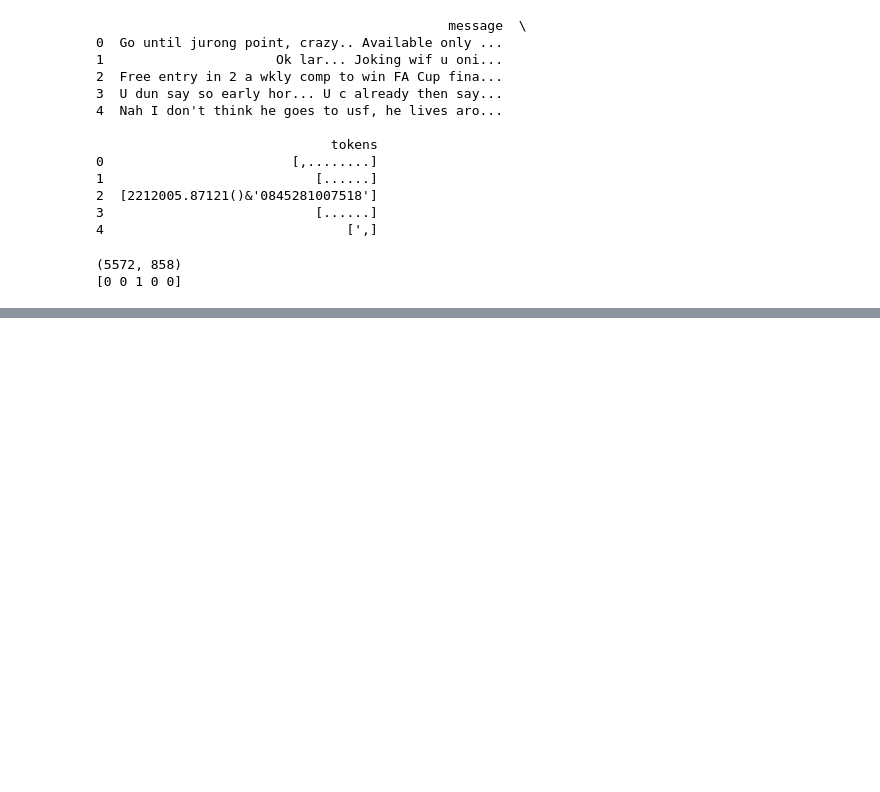
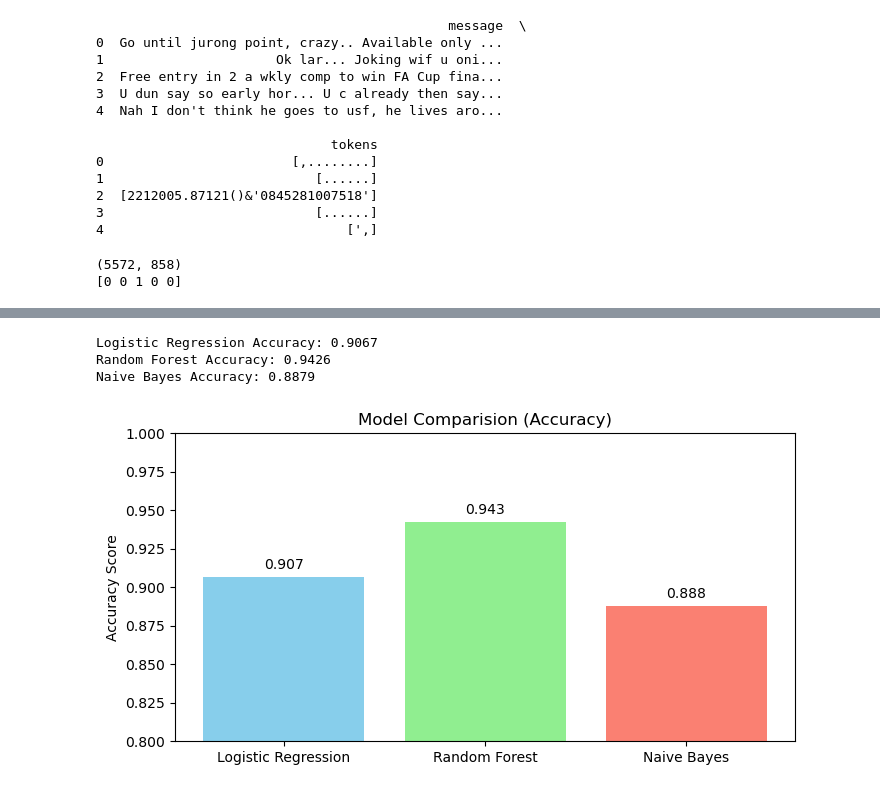
Before and after one commit to Phantom611/Spam-detection, a Jupyter notebook: spam_detection.ipynb, the cells around one changed output, grey strips where cells are left out. Drawn from its saved outputs; the diff is of its cells as text; code cells hidden in the pictures; blank space fills up the shorter version.

```diff
--- a/spam_detection.ipynb
+++ b/spam_detection.ipynb
@@ -122,3 +112,7 @@ print(y[:5])
 # %% [output]
 (5572, 858)
 [0 0 1 0 0]
+# %%
+from sklearn.model_selection import train_test_split
+
+x_train, x_test, y_train, y_test = train_test_split(x, y, test_size=0.2, random_state=42)
@@ -124,0 +136,6 @@ print(y[:5])
+# %%
+#3. Naive Bayes (best for text)
+
+from sklearn.naive_bayes  import MultinomialNB
+nb = MultinomialNB()
+nb.fit(x_train, y_train)
@@ -124,0 +173,41 @@ print(y[:5])
+# %%
+## Compare Model accuraies
+
+from sklearn.metrics import accuracy_score
+
+models = {
+    'Logistic Regression': lr,
+    'Random Forest': rf,
+    'Naive Bayes': nb
+}
+
+accuracy_scores = {}
+
+for name, model in models.items():
+    y_pred = model.predict(x_test)
+    accuracy = accuracy_score(y_test, y_pred)
+    accuracy_scores[name] = accuracy
+    print(f"{name} Accuracy: {accuracy:.4f}")
+# %% [output]
+Logistic Regression Accuracy: 0.9067
+Random Forest Accuracy: 0.9426
+Naive Bayes Accuracy: 0.8879
+# %%
+#Creating Bar chart of accuracies
+
+import matplotlib.pyplot as plt
+
+model_name = list(accuracy_scores.keys())
+scores = list(accuracy_scores.values())
+
+plt.figure(figsize=(8, 4))
+plt.bar(model_name, scores, color=['skyblue', 'lightgreen', 'salmon'])
+plt.title("Model Comparision (Accuracy)")
+plt.ylabel("Accuracy Score")
+plt.ylim(0.8, 1.0)
+for i, score in enumerate(scores):
+    plt.text(i, score + 0.005, f"{score:.3f}", ha='center', fontsize=10)
+
+plt.show()
+# %% [output]
+[figure, added]
```
Also changed, not shown: parts of 6 cells of this notebook.
